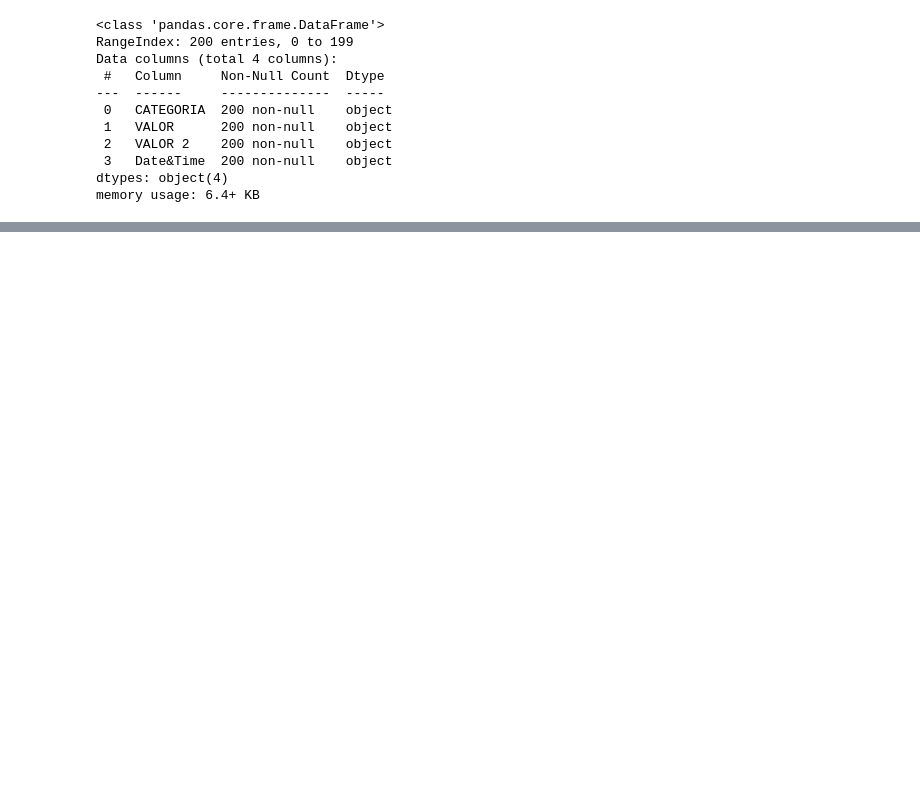
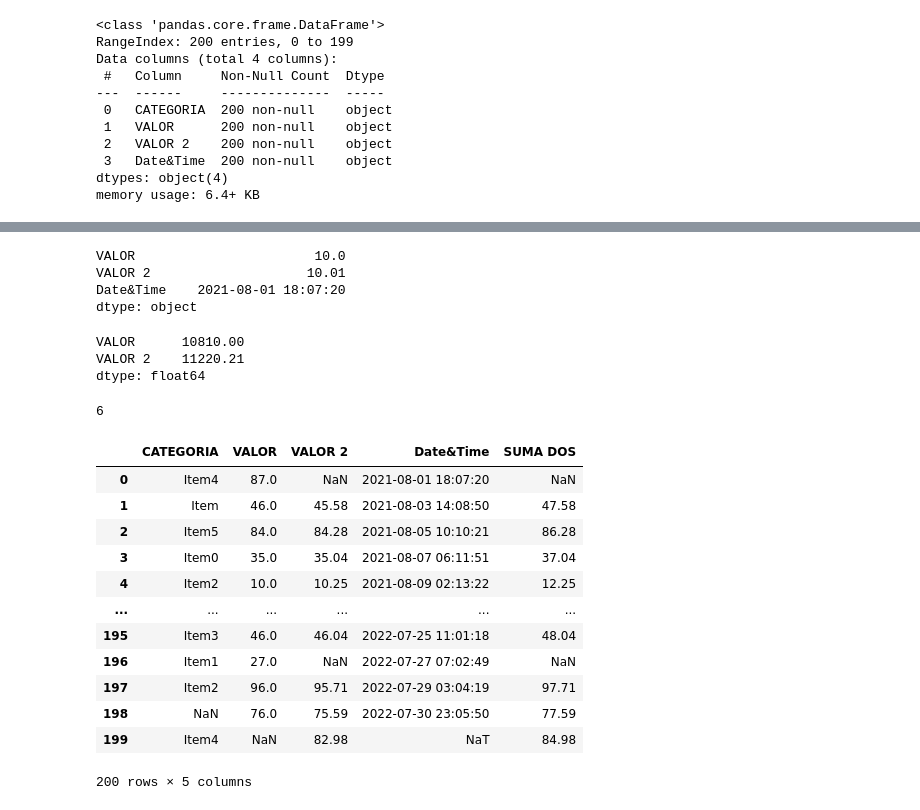
Before and after one commit to chris78rey/DIPLOM_BIGDATA, a Jupyter notebook: PRUEBASMIAS.ipynb, the cells around one changed output, grey strips where cells are left out. Saved outputs shown, nothing was run; the diff lists cells and outputs as text; code cells hidden in the pictures; blank space fills up the shorter version.

```diff
--- a/PRUEBASMIAS.ipynb
+++ b/PRUEBASMIAS.ipynb
@@ -365,0 +403,13 @@ print(df.isna().tail(200))
+# %%
+df.min().T
+# %% [output]
+VALOR                       10.0
+VALOR 2                    10.01
+Date&Time    2021-08-01 18:07:20
+dtype: object
+# %%
+df.sum()
+# %% [output]
+VALOR      10810.00
+VALOR 2    11220.21
+dtype: float64
@@ -365,0 +420,4 @@ print(df.isna().tail(200))
+# %%
+sumamasdos(4)
+# %% [output]
+6
@@ -365,0 +426,16 @@ print(df.isna().tail(200))
+# %%
+df
+# %% [output]
+|  | CATEGORIA | VALOR | VALOR 2 | Date&Time | SUMA DOS |
+| 0 | Item4 | 87.0 | NaN | 2021-08-01 18:07:20 | NaN |
+| 1 | Item | 46.0 | 45.58 | 2021-08-03 14:08:50 | 47.58 |
+| 2 | Item5 | 84.0 | 84.28 | 2021-08-05 10:10:21 | 86.28 |
+| 3 | Item0 | 35.0 | 35.04 | 2021-08-07 06:11:51 | 37.04 |
+| 4 | Item2 | 10.0 | 10.25 | 2021-08-09 02:13:22 | 12.25 |
+| ... | ... | ... | ... | ... | ... |
+| 195 | Item3 | 46.0 | 46.04 | 2022-07-25 11:01:18 | 48.04 |
+| 196 | Item1 | 27.0 | NaN | 2022-07-27 07:02:49 | NaN |
+| 197 | Item2 | 96.0 | 95.71 | 2022-07-29 03:04:19 | 97.71 |
+| 198 | NaN | 76.0 | 75.59 | 2022-07-30 23:05:50 | 77.59 |
+| 199 | Item4 | NaN | 82.98 | NaT | 84.98 |
+200 rows × 5 columns
```
Also changed, not shown: parts of 28 cells of this notebook.
